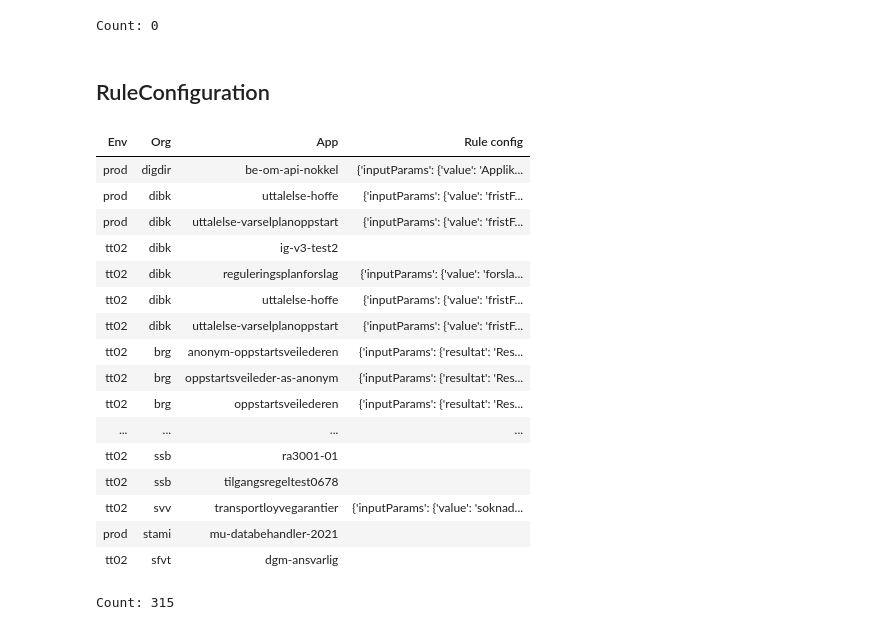
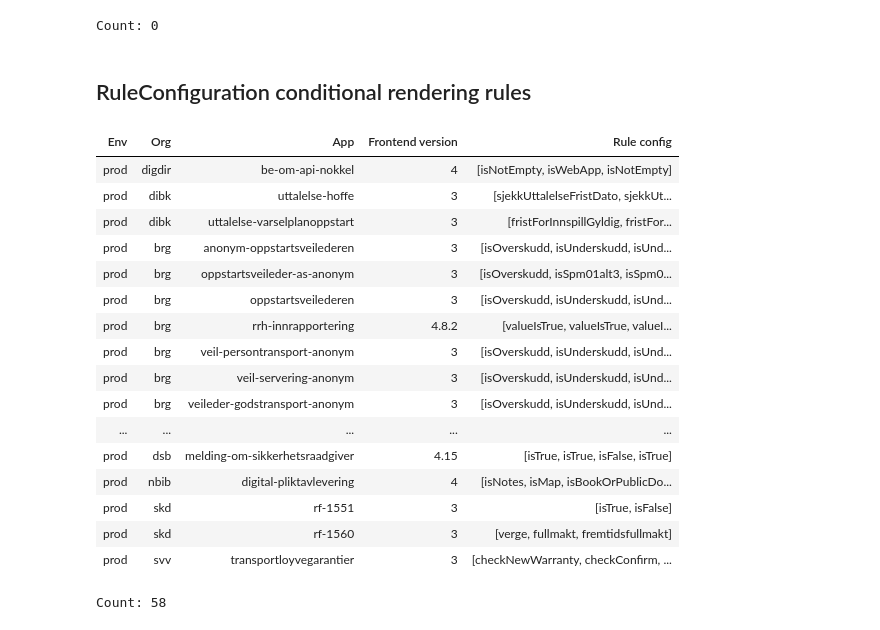
Before and after one commit to bjosttveit/altinn-app-insight, a Jupyter notebook: notebooks/components.ipynb, the cells around one changed output. Saved outputs shown, nothing was run; the diff lists cells and outputs as text; code cells hidden in the pictures.

```diff
--- a/notebooks/components.ipynb
+++ b/notebooks/components.ipynb
@@ -62,28 +62,33 @@ with Apps.init() as apps:
 # %% [output]
 Count: 0
 # %% [markdown]
-## RuleConfiguration
+## RuleConfiguration conditional rendering rules
 # %%
 with Apps.init() as apps:
-    apps.where(lambda app: app.rule_configurations.is_not_empty and app.rule_handlers.is_not_empty).select(
-        {"Rule config": lambda app: app.rule_configurations.first[".data.conditionalRendering.[]?"]}
-    ).table()
+    apps.where(lambda app: app.env == "prod").select(
+        {
+            "Frontend version": lambda app: app.frontend_version,
+            "Rule config": lambda app: app.rule_configurations.flat_map(
+                lambda rule_configuration: rule_configuration[".data.conditionalRendering.[].selectedFunction", :]
+            ),
+        }
+    ).where(lambda app: app["Rule config"].length > 0).table()
 # %% [output]
-| Env | Org | App | Rule config |
-| prod | digdir | be-om-api-nokkel | {'inputParams': {'value': 'Applik... |
-| prod | dibk | uttalelse-hoffe | {'inputParams': {'value': 'fristF... |
-| prod | dibk | uttalelse-varselplanoppstart | {'inputParams': {'value': 'fristF... |
-| tt02 | dibk | ig-v3-test2 |  |
-| tt02 | dibk | reguleringsplanforslag | {'inputParams': {'value': 'forsla... |
-| tt02 | dibk | uttalelse-hoffe | {'inputParams': {'value': 'fristF... |
-| tt02 | dibk | uttalelse-varselplanoppstart | {'inputParams': {'value': 'fristF... |
-| tt02 | brg | anonym-oppstartsveilederen | {'inputParams': {'resultat': 'Res... |
-| tt02 | brg | oppstartsveileder-as-anonym | {'inputParams': {'resultat': 'Res... |
-| tt02 | brg | oppstartsveilederen | {'inputParams': {'resultat': 'Res... |
-| ... | ... | ... | ... |
-| tt02 | ssb | ra3001-01 |  |
-| tt02 | ssb | tilgangsregeltest0678 |  |
-| tt02 | svv | transportloyvegarantier | {'inputParams': {'value': 'soknad... |
-| prod | stami | mu-databehandler-2021 |  |
-| tt02 | sfvt | dgm-ansvarlig |  |
+| Env | Org | App | Frontend version | Rule config |
+| prod | digdir | be-om-api-nokkel | 4 | [isNotEmpty, isWebApp, isNotEmpty] |
+| prod | dibk | uttalelse-hoffe | 3 | [sjekkUttalelseFristDato, sjekkUt... |
+| prod | dibk | uttalelse-varselplanoppstart | 3 | [fristForInnspillGyldig, fristFor... |
+| prod | brg | anonym-oppstartsveilederen | 3 | [isOverskudd, isUnderskudd, isUnd... |
+| prod | brg | oppstartsveileder-as-anonym | 3 | [isOverskudd, isSpm01alt3, isSpm0... |
+| prod | brg | oppstartsveilederen | 3 | [isOverskudd, isUnderskudd, isUnd... |
+| prod | brg | rrh-innrapportering | 4.8.2 | [valueIsTrue, valueIsTrue, valueI... |
+| prod | brg | veil-persontransport-anonym | 3 | [isOverskudd, isUnderskudd, isUnd... |
+| prod | brg | veil-servering-anonym | 3 | [isOverskudd, isUnderskudd, isUnd... |
+| prod | brg | veileder-godstransport-anonym | 3 | [isOverskudd, isUnderskudd, isUnd... |
+| ... | ... | ... | ... | ... |
+| prod | dsb | melding-om-sikkerhetsraadgiver | 4.15 | [isTrue, isTrue, isFalse, isTrue] |
+| prod | nbib | digital-pliktavlevering | 4 | [isNotes, isMap, isBookOrPublicDo... |
+| prod | skd | rf-1551 | 3 | [isTrue, isFalse] |
+| prod | skd | rf-1560 | 3 | [verge, fullmakt, fremtidsfullmakt] |
+| prod | svv | transportloyvegarantier | 3 | [checkNewWarranty, checkConfirm, ... |
-Count: 315
+Count: 58
```
